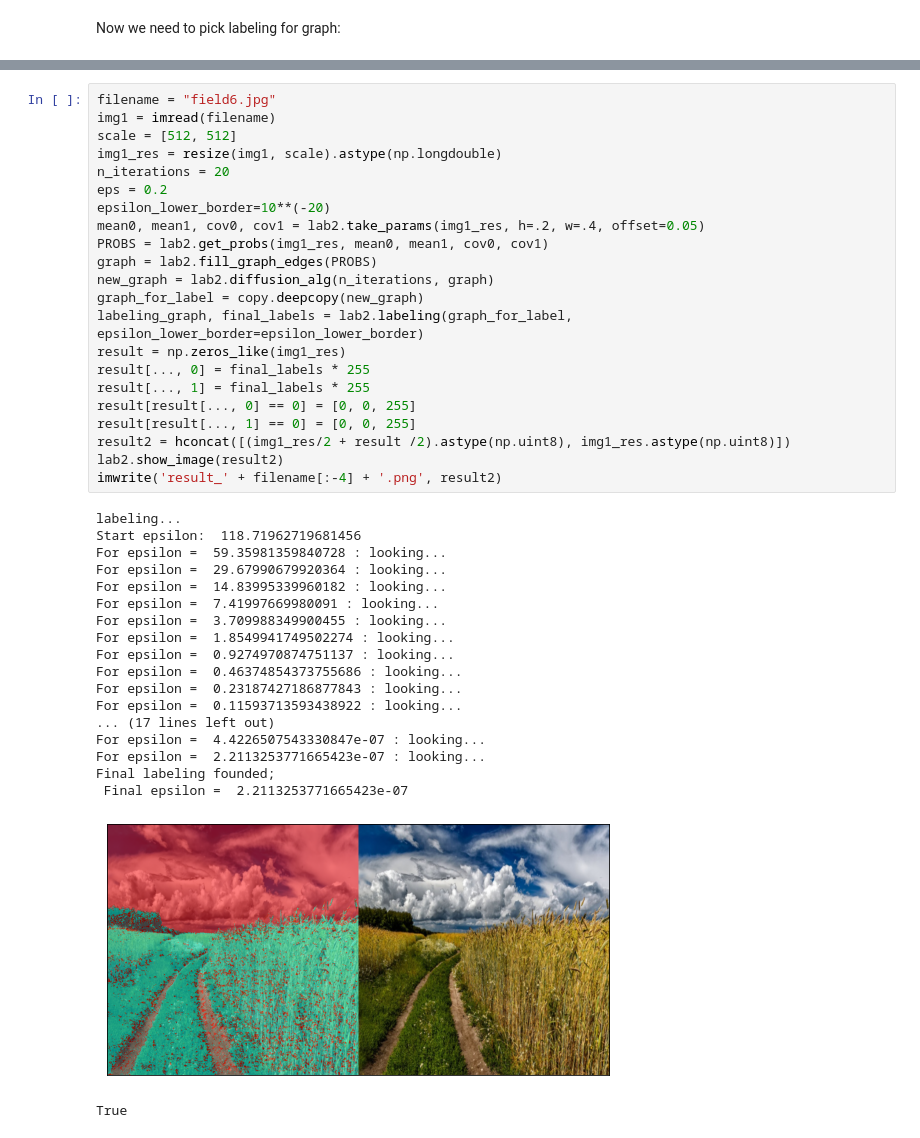
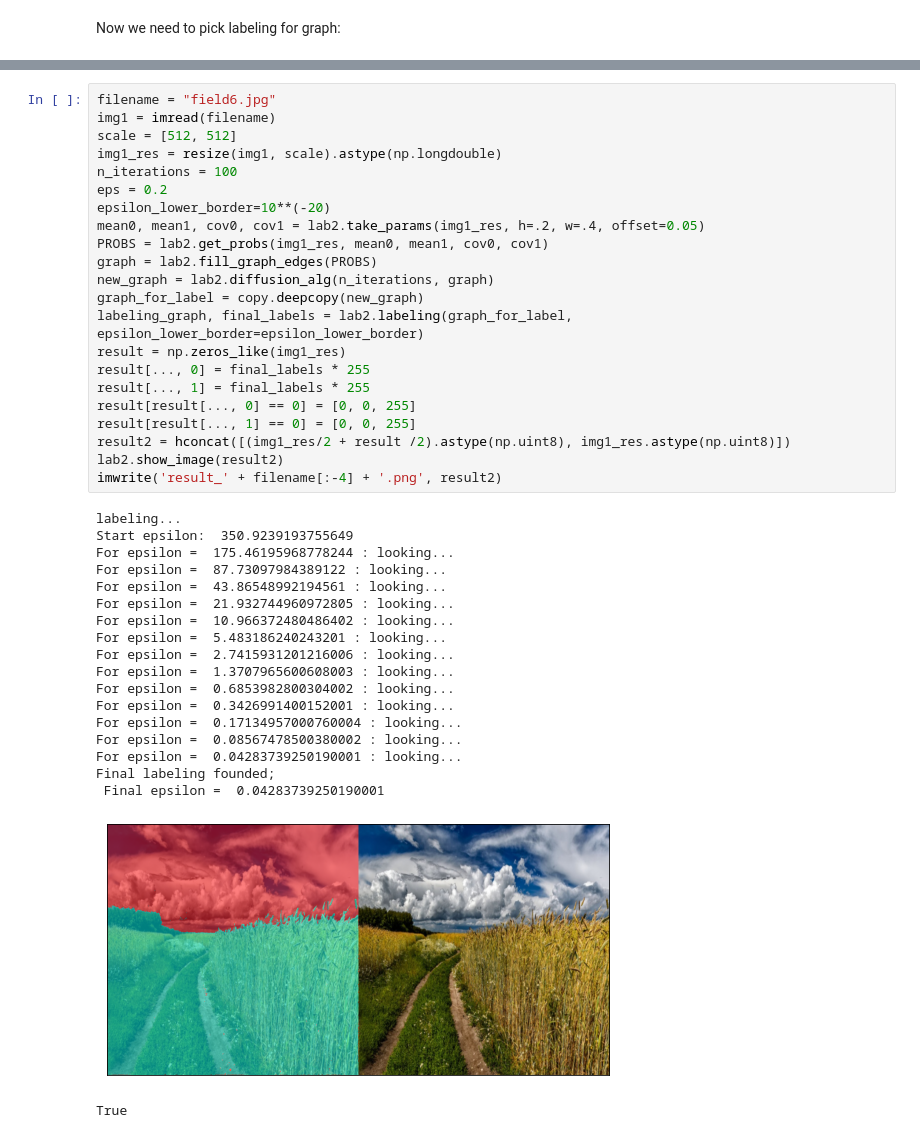
Before and after one commit to kus-machine/c5-pattern-recognition, a Jupyter notebook: lab2_pattern/lab2_j.ipynb, the cells around one changed output, grey strips where cells are left out. Saved outputs shown, nothing was run; the diff lists cells and outputs as text.

```diff
--- a/lab2_pattern/lab2_j.ipynb
+++ b/lab2_pattern/lab2_j.ipynb
@@ -291,42 +283,42 @@ True
 # %%
 filename = "field6.jpg"
 img1 = imread(filename)
 scale = [512, 512]
 img1_res = resize(img1, scale).astype(np.longdouble)
-n_iterations = 20
+n_iterations = 100
 eps = 0.2
 epsilon_lower_border=10**(-20)
 mean0, mean1, cov0, cov1 = lab2.take_params(img1_res, h=.2, w=.4, offset=0.05)
 PROBS = lab2.get_probs(img1_res, mean0, mean1, cov0, cov1)
 graph = lab2.fill_graph_edges(PROBS)
 new_graph = lab2.diffusion_alg(n_iterations, graph)
 graph_for_label = copy.deepcopy(new_graph)
 labeling_graph, final_labels = lab2.labeling(graph_for_label, epsilon_lower_border=epsilon_lower_border)
 result = np.zeros_like(img1_res)
 result[..., 0] = final_labels * 255
 result[..., 1] = final_labels * 255
 result[result[..., 0] == 0] = [0, 0, 255]
 result[result[..., 1] == 0] = [0, 0, 255]
 result2 = hconcat([(img1_res/2 + result /2).astype(np.uint8), img1_res.astype(np.uint8)])
 lab2.show_image(result2)
 imwrite('result_' + filename[:-4] + '.png', result2)
 # %% [output]
 labeling...
-Start epsilon:  118.71962719681456
-For epsilon =  59.35981359840728 : looking...
-For epsilon =  29.67990679920364 : looking...
-For epsilon =  14.83995339960182 : looking...
-For epsilon =  7.41997669980091 : looking...
-For epsilon =  3.709988349900455 : looking...
-For epsilon =  1.8549941749502274 : looking...
-For epsilon =  0.9274970874751137 : looking...
-For epsilon =  0.46374854373755686 : looking...
-For epsilon =  0.23187427186877843 : looking...
-For epsilon =  0.11593713593438922 : looking...
-... (17 lines left out)
-For epsilon =  4.4226507543330847e-07 : looking...
-For epsilon =  2.2113253771665423e-07 : looking...
+Start epsilon:  350.9239193755649
+For epsilon =  175.46195968778244 : looking...
+For epsilon =  87.73097984389122 : looking...
+For epsilon =  43.86548992194561 : looking...
+For epsilon =  21.932744960972805 : looking...
+For epsilon =  10.966372480486402 : looking...
+For epsilon =  5.483186240243201 : looking...
+For epsilon =  2.7415931201216006 : looking...
+For epsilon =  1.3707965600608003 : looking...
+For epsilon =  0.6853982800304002 : looking...
+For epsilon =  0.3426991400152001 : looking...
+For epsilon =  0.17134957000760004 : looking...
+For epsilon =  0.08567478500380002 : looking...
+For epsilon =  0.04283739250190001 : looking...
 Final labeling founded;
- Final epsilon =  2.2113253771665423e-07
+ Final epsilon =  0.04283739250190001
-[figure, old version]
+[figure, new version]
 True
```
Also changed, not shown: parts of 10 cells of this notebook, 1 other file.
